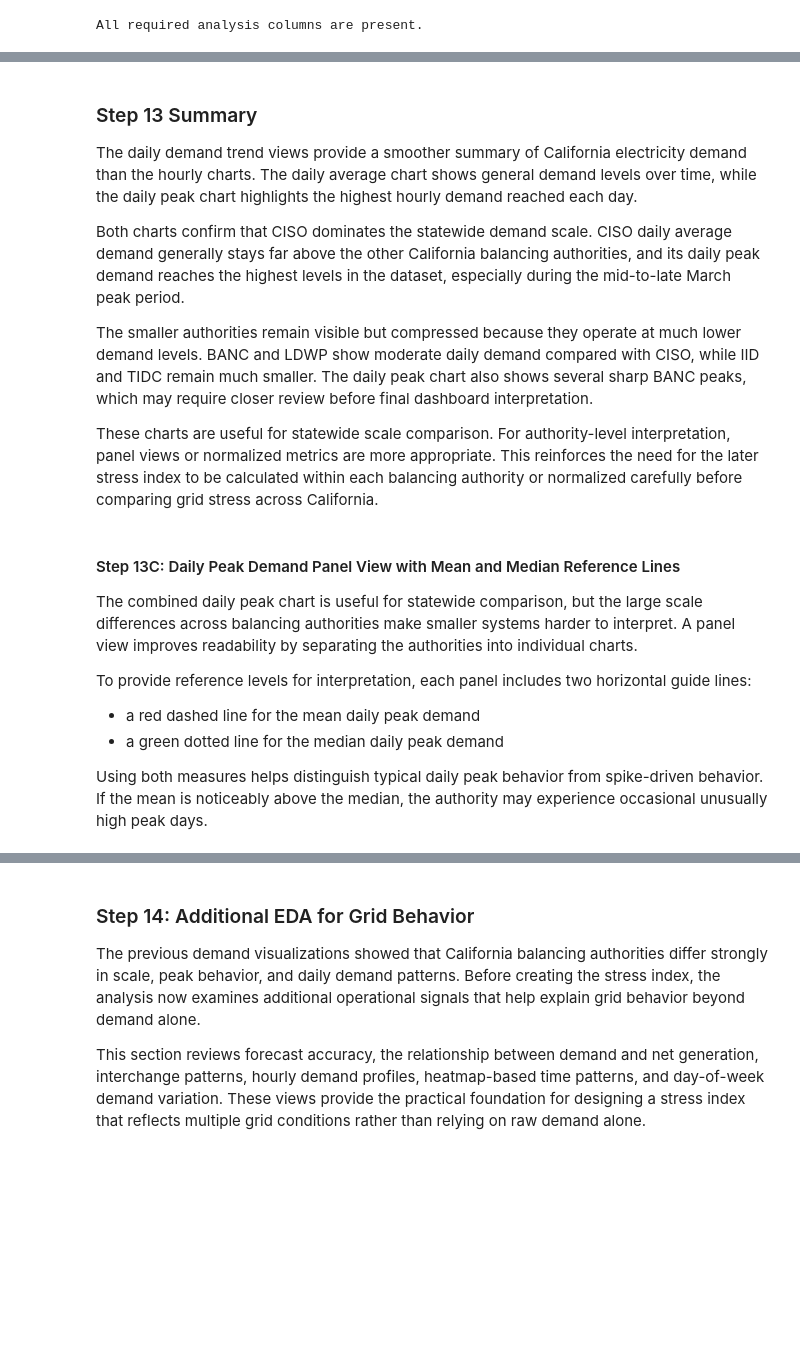
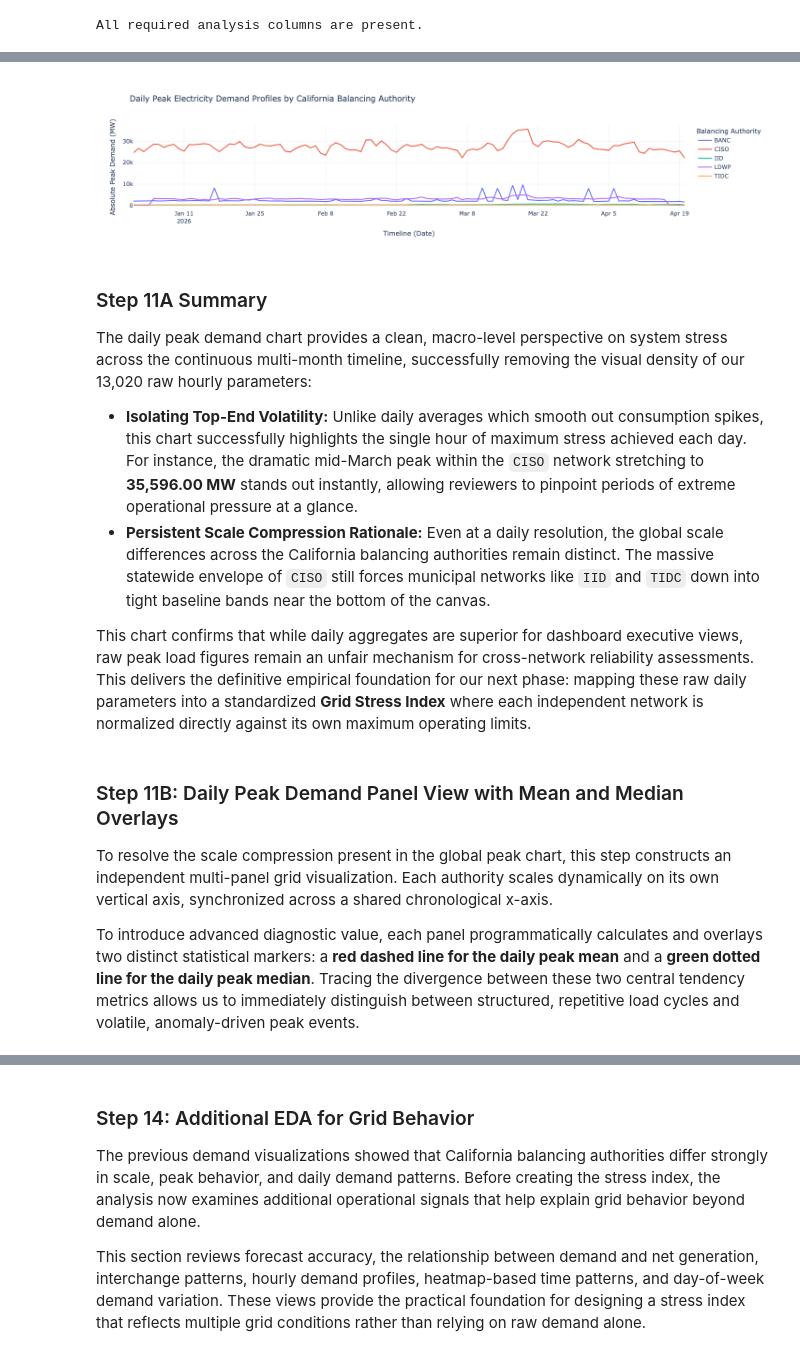
Before and after one commit to sileshith/california_grid_analysis, a Jupyter notebook: notebooks/california_grid_analysis.ipynb, the cells around one changed output, grey strips where cells are left out. Drawn from its saved outputs; the diff is of its cells as text; code cells hidden in the pictures; blank space fills up the shorter version.

```diff
--- a/notebooks/california_grid_analysis.ipynb
+++ b/notebooks/california_grid_analysis.ipynb
@@ -282,9 +391,10 @@ This step focuses only on the core columns needed for the California grid analys
 Renaming columns at this stage improves code readability and creates a cleaner foundation for later filtering, aggregation, visualization, and dashboard export. The operation changes column labels only. It does not change the underlying data values.
 # %%
 # ============================================
-# STEP 4: RENAME IMPORTANT COLUMNS
+# STEP 4: RENAME IMPORTANT COLUMNS FOR ANALYSIS
 # ============================================
 
+# Mapping dictionary for standardizing core telemetry metrics into snake_case
 rename_dict = {
     "Balancing Authority": "balancing_authority",
     "Data Date": "data_date",
@@ -293,18 +403,21 @@ rename_dict = {
     "Demand Forecast (MW)": "demand_forecast_mw",
     "Demand (MW)": "demand_mw",
     "Net Generation (MW)": "net_generation_mw",
-    "Total Interchange (MW)": "total_interchange_mw"
+    "Total Interchange (MW)": "total_interchange_mw",
 }
 
-df.rename(columns=rename_dict, inplace=True)
+# Apply column renaming explicitly (avoiding inplace=True for better optimization)
+df = df.rename(columns=rename_dict)
 
-print("Columns renamed successfully.")
-print("Dataset shape after renaming:", df.shape)
+print("✅ Columns renamed successfully.")
+print(f"📋 Current Dataset Footprint: {df.shape[0]:,} rows × {df.shape[1]} columns")
 
-print("\nRenamed analysis columns:")
+print("\n🔍 Active Alignment Map:")
+print("-" * 65)
 for old_col, new_col in rename_dict.items():
-    print(f"{old_col}  ->  {new_col}")
+    print(f"  ▪️ {old_col:<30} ➔  {new_col}")
+print("-" * 65)
 
-print("\nFirst 10 columns after renaming:")
-print(df.columns.tolist()[:10])
+print("\n⭐ First 5 Standardized Features:")
+print(df.columns.tolist()[:5])
 # %% [output]
@@ -1046,41 +1296,46 @@ fig_daily_avg.show()
 # %%
 # ============================================
-# STEP 13B: DAILY PEAK DEMAND CHART
+# STEP 11A: DAILY PEAK DEMAND CHART
 # ============================================
 
 fig_daily_peak = px.line(
     daily_demand,
     x="local_date",
     y="daily_peak_demand_mw",
     color="balancing_authority",
-    title="Daily Peak Electricity Demand by California Balancing Authority",
+    title="Daily Peak Electricity Demand Profiles by California Balancing Authority",
     labels={
         "local_date": "Date",
         "daily_peak_demand_mw": "Daily Peak Demand (MW)",
-        "balancing_authority": "Balancing Authority"
-    }
+        "balancing_authority": "Balancing Authority",
+    },
+)
+
+# Apply standard white canvas layout for high-end presentation matching
+fig_daily_peak.update_layout(
+    template="plotly_white",
+    xaxis_title="Timeline (Date)",
+    yaxis_title="Absolute Peak Demand (MW)",
+    hovermode="x unified",
 )
 
 fig_daily_peak.show()
+# %% [output]
+[figure, added]
 # %% [markdown]
-### Step 13 Summary
+### Step 11A Summary
 
-The daily demand trend views provide a smoother summary of California electricity demand than the hourly charts. The daily average chart shows general demand levels over time, while the daily peak chart highlights the highest hourly demand reached each day.
+The daily peak demand chart provides a clean, macro-level perspective on system stress across the continuous multi-month timeline, successfully removing the visual density of our 13,020 raw hourly parameters:
 
-Both charts confirm that CISO dominates the statewide demand scale. CISO daily average demand generally stays far above the other California balancing authorities, and its daily peak demand reaches the highest levels in the dataset, especially during the mid-to-late March peak period.
+* **Isolating Top-End Volatility:** Unlike daily averages which smooth out consumption spikes, this chart successfully highlights the single hour of maximum stress achieved each day. For instance, the dramatic mid-March peak within the `CISO` network stretching to **35,596.00 MW** stands out instantly, allowing reviewers to pinpoint periods of extreme operational pressure at a glance.
+* **Persistent Scale Compression Rationale:** Even at a daily resolution, the global scale differences across the California balancing authorities remain distinct. The massive statewide envelope of `CISO` still forces municipal networks like `IID` and `TIDC` down into tight baseline bands near the bottom of the canvas.
 
-The smaller authorities remain visible but compressed because they operate at much lower demand levels. BANC and LDWP show moderate daily demand compared with CISO, while IID and TIDC remain much smaller. The daily peak chart also shows several sharp BANC peaks, which may require closer review before final dashboard interpretation.
-
-These charts are useful for statewide scale comparison. For authority-level interpretation, panel views or normalized metrics are more appropriate. This reinforces the need for the later stress index to be calculated within each balancing authority or normalized carefully before comparing grid stress across California.
+This chart confirms that while daily aggregates are superior for dashboard executive views, raw peak load figures remain an unfair mechanism for cross-network reliability assessments. This delivers the definitive empirical foundation for our next phase: mapping these raw daily parameters into a standardized **Grid Stress Index** where each independent network is normalized directly against its own maximum operating limits.
 # %% [markdown]
-#### Step 13C: Daily Peak Demand Panel View with Mean and Median Reference Lines
+### Step 11B: Daily Peak Demand Panel View with Mean and Median Overlays
 
-The combined daily peak chart is useful for statewide comparison, but the large scale differences across balancing authorities make smaller systems harder to interpret. A panel view improves readability by separating the authorities into individual charts.
+To resolve the scale compression present in the global peak chart, this step constructs an independent multi-panel grid visualization. Each authority scales dynamically on its own vertical axis, synchronized across a shared chronological x-axis.
 
-To provide reference levels for interpretation, each panel includes two horizontal guide lines:
-- a red dashed line for the mean daily peak demand
-- a green dotted line for the median daily peak demand
-
-Using both measures helps distinguish typical daily peak behavior from spike-driven behavior. If the mean is noticeably above the median, the authority may experience occasional unusually high peak days.
+To introduce advanced diagnostic value, each panel programmatically calculates and overlays two distinct statistical markers: a **red dashed line for the daily peak mean** and a **green dotted line for the daily peak median**. Tracing the divergence between these two central tendency metrics allows us to immediately distinguish between structured, repetitive load cycles and volatile, anomaly-driven peak events.
 # %%
 # ============================================
```
Also changed, not shown: parts of 46 cells of this notebook.
